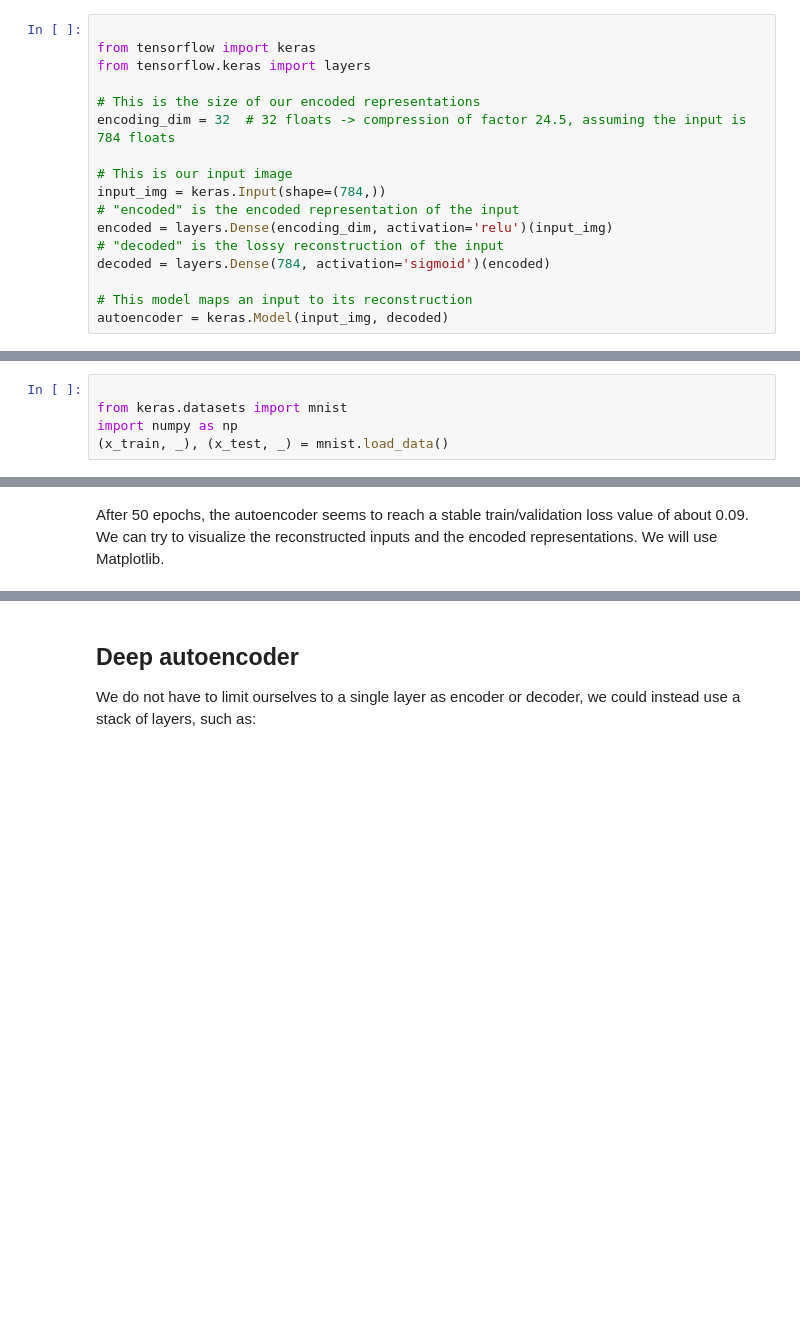
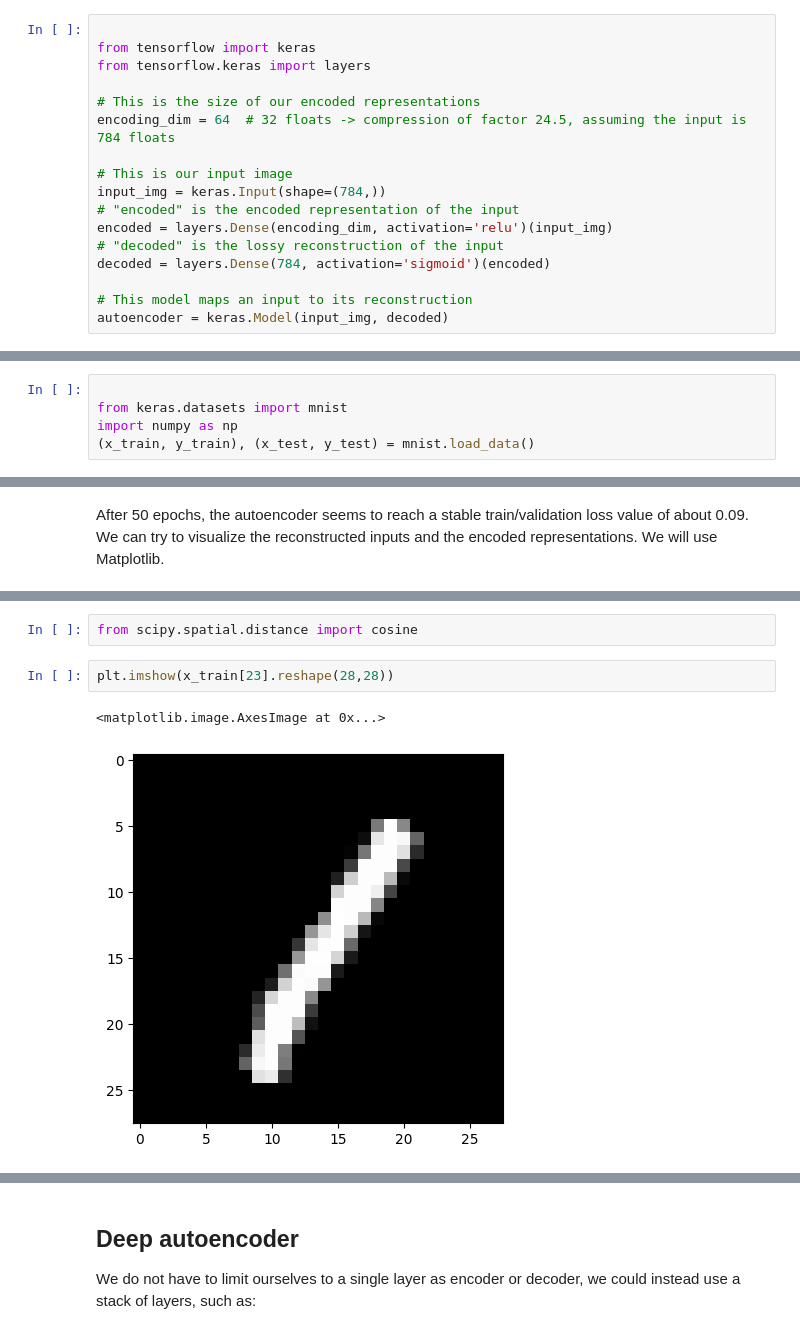
Before and after one commit to JLGOrtega/repo-clase-dsvlcsep24, a Jupyter notebook: 4-Deep_Learning/4-Autoencoders/mnist_autoenc.ipynb, the cells around one changed output, grey strips where cells are left out. Cells and saved outputs as stored; diff of their text form; blank space fills up the shorter version.

```diff
--- a/4-Deep_Learning/4-Autoencoders/mnist_autoenc.ipynb
+++ b/4-Deep_Learning/4-Autoencoders/mnist_autoenc.ipynb
@@ -51,7 +51,7 @@ from tensorflow import keras
 from tensorflow.keras import layers
 
 # This is the size of our encoded representations
-encoding_dim = 32  # 32 floats -> compression of factor 24.5, assuming the input is 784 floats
+encoding_dim = 64  # 32 floats -> compression of factor 24.5, assuming the input is 784 floats
 
 # This is our input image
 input_img = keras.Input(shape=(784,))
@@ -92,7 +92,7 @@ Let's prepare our input data. We're using MNIST digits, and we're discarding the
 
 from keras.datasets import mnist
 import numpy as np
-(x_train, _), (x_test, _) = mnist.load_data()
+(x_train, y_train), (x_test, y_test) = mnist.load_data()
 # %% [markdown]
 
 We will normalize all values between 0 and 1 and we will flatten the 28x28 images into vectors of size 784.
@@ -171,0 +176,7 @@ plt.show()
+# %%
+from scipy.spatial.distance import cosine
+# %%
+plt.imshow(x_train[23].reshape(28,28))
+# %% [output]
+<matplotlib.image.AxesImage at 0x...>
+[figure, added]
```
Also changed, not shown: parts of 8 cells of this notebook, 9 other files.
